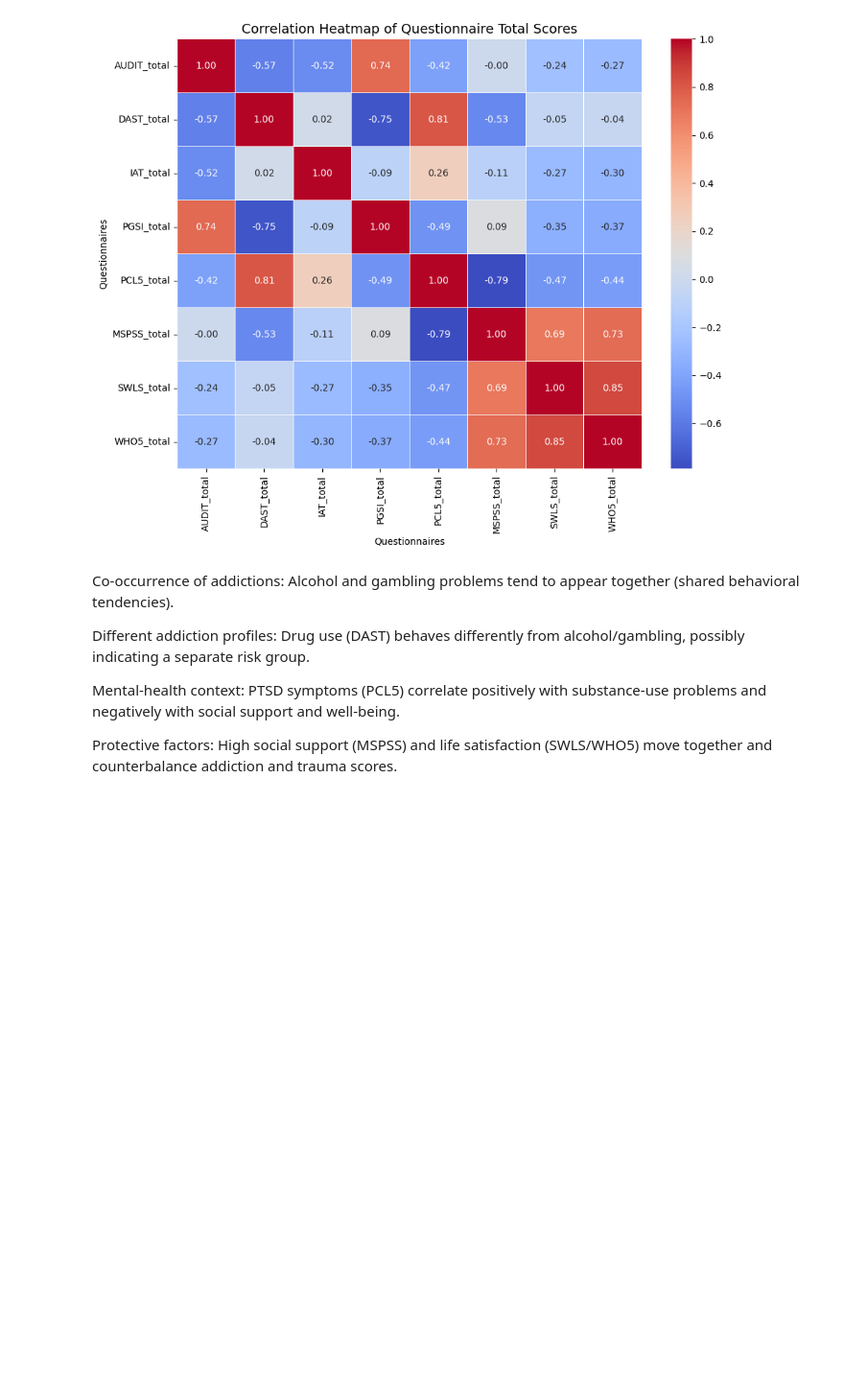
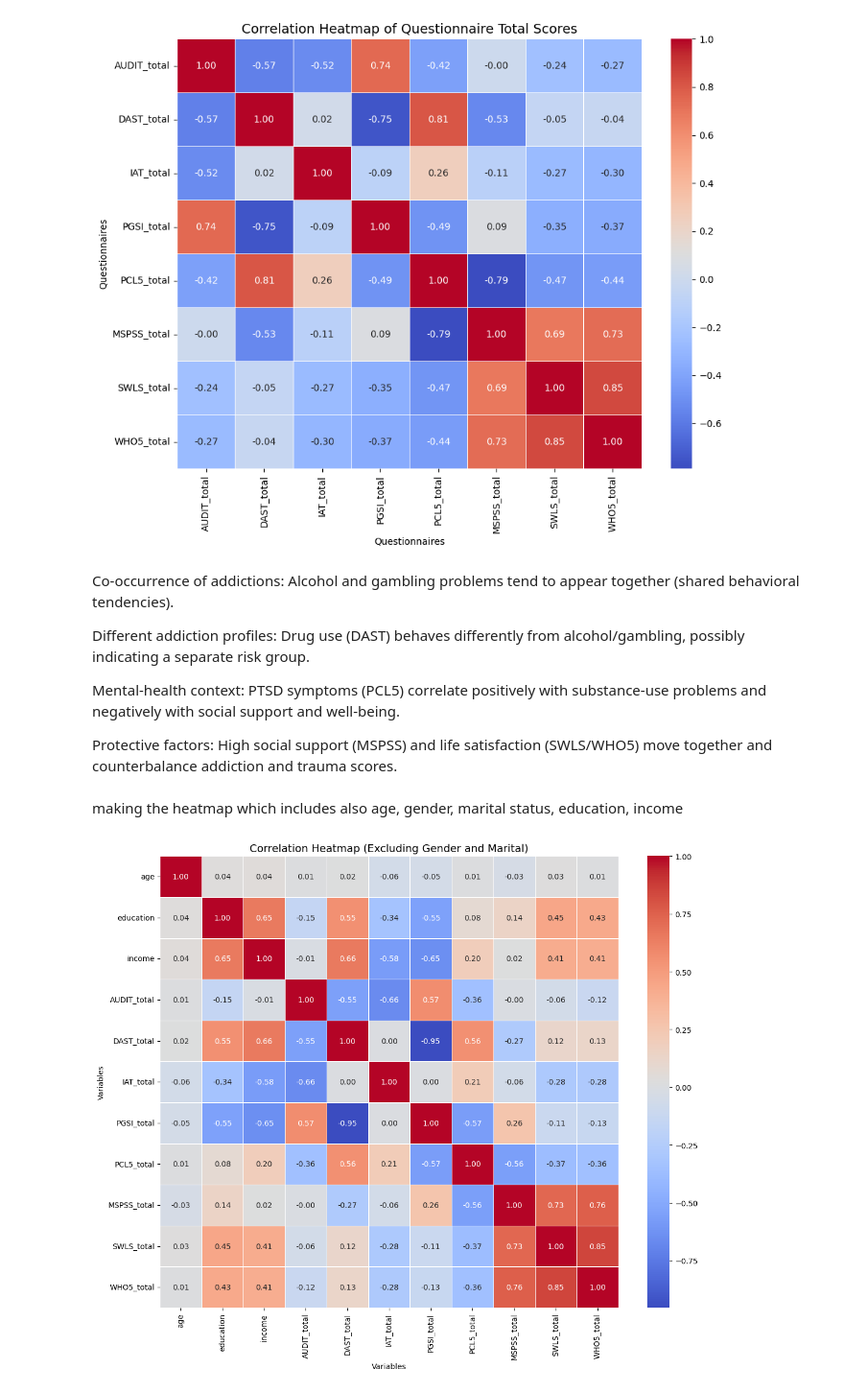
Before and after one commit to mariasimonativadar/e-health, a Jupyter notebook: test.ipynb, the cells around one changed output. Shown: that part at 96% size. Saved outputs shown, nothing was run; the diff lists cells and outputs as text; code cells hidden in the pictures; blank space fills up the shorter version.

```diff
--- a/test.ipynb
+++ b/test.ipynb
@@ -414,3 +442,31 @@ Different addiction profiles: Drug use (DAST) behaves differently from alcohol/g
 Mental-health context: PTSD symptoms (PCL5) correlate positively with substance-use problems and negatively with social support and well-being.
 
 Protective factors: High social support (MSPSS) and life satisfaction (SWLS/WHO5) move together and counterbalance addiction and trauma scores.
+# %% [markdown]
+making the heatmap which includes also age, gender, marital status, education, income
+# %%
+# Make a copy of your df_totals
+df_numeric = df_totals.drop(columns=["gender", "marital"], errors="ignore")
+
+# Keep only numeric columns
+df_numeric = df_numeric.select_dtypes(include=["number"])
+
+# Compute the correlation matrix (Spearman is best for ordinal/numeric mixes)
+corr = df_numeric.corr(method="spearman")
+
+# Plot the heatmap
+plt.figure(figsize=(12, 10))
+sns.heatmap(
+    corr,
+    annot=True,
+    cmap="coolwarm",
+    fmt=".2f",
+    linewidths=0.5
+)
+plt.title("Correlation Heatmap (Excluding Gender and Marital)", fontsize=14)
+plt.xlabel("Variables")
+plt.ylabel("Variables")
+plt.tight_layout()
+plt.show()
+# %% [output]
+[figure, added]
```
Also changed, not shown: parts of 30 cells of this notebook, 7 other files.
